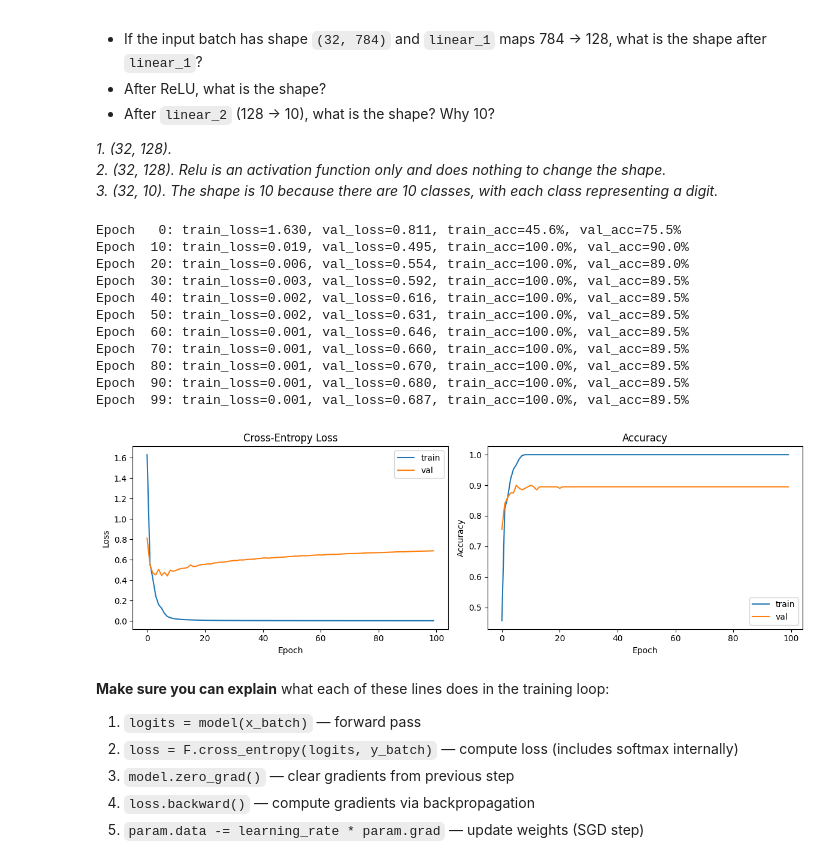
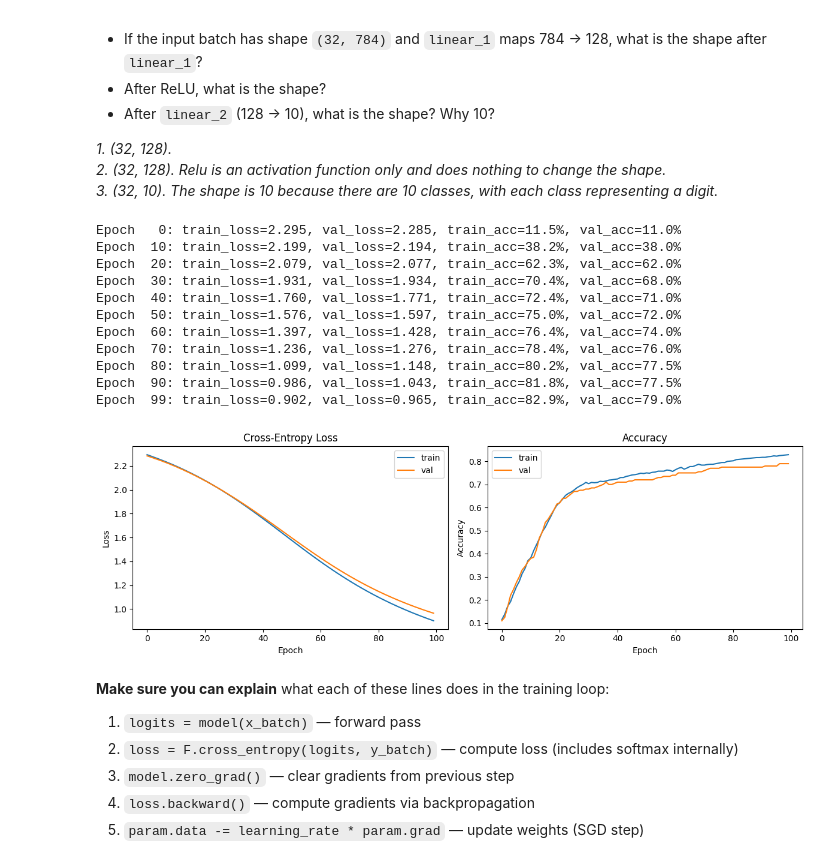
Before and after one commit to trekkateer/jcn6-CS-375-notebooks, a Jupyter notebook: 6A-mnist-torch.ipynb, the cells around one changed output. Drawn from its saved outputs; the diff is of its cells as text; code cells hidden in the pictures.

```diff
--- a/6A-mnist-torch.ipynb
+++ b/6A-mnist-torch.ipynb
@@ -146,7 +146,7 @@ hidden_size = 128
 num_classes = 10
 
 model = MLP(input_size, hidden_size, num_classes)
-learning_rate = 0.5
+learning_rate = 0.002
 
 # Train the model
 train_losses = []
@@ -186,45 +186,45 @@ for epoch in range(max_iter):
 
     # --- Validation ---
     with torch.no_grad():
         val_loss = 0.
         val_correct = 0
         val_total = 0
         for x_val_batch, y_val_batch in val_loader:
             logits = model(x_val_batch)
             val_loss += F.cross_entropy(logits, y_val_batch)
             preds = logits.argmax(dim=1)
             val_correct += (preds == y_val_batch).sum().item()
             val_total += len(y_val_batch)
         val_loss /= len(val_loader)
         val_losses.append(val_loss)
         val_accuracies.append(val_correct / val_total)
 
     if epoch % 10 == 0 or epoch == max_iter - 1:
         print(f"Epoch {epoch:3d}: train_loss={train_loss:.3f}, val_loss={val_loss:.3f}, "
               f"train_acc={train_accuracies[-1]:.1%}, val_acc={val_accuracies[-1]:.1%}")
 
 # Plot loss and accuracy side by side
 fig, (ax1, ax2) = plt.subplots(1, 2, figsize=(12, 4))
 ax1.plot(train_losses, label='train')
 ax1.plot(val_losses, label='val')
 ax1.set_xlabel('Epoch'); ax1.set_ylabel('Loss'); ax1.legend(); ax1.set_title('Cross-Entropy Loss')
 ax2.plot(train_accuracies, label='train')
 ax2.plot(val_accuracies, label='val')
 ax2.set_xlabel('Epoch'); ax2.set_ylabel('Accuracy'); ax2.legend(); ax2.set_title('Accuracy')
 plt.tight_layout()
 # %% [output]
-Epoch   0: train_loss=1.630, val_loss=0.811, train_acc=45.6%, val_acc=75.5%
-Epoch  10: train_loss=0.019, val_loss=0.495, train_acc=100.0%, val_acc=90.0%
-Epoch  20: train_loss=0.006, val_loss=0.554, train_acc=100.0%, val_acc=89.0%
-Epoch  30: train_loss=0.003, val_loss=0.592, train_acc=100.0%, val_acc=89.5%
-Epoch  40: train_loss=0.002, val_loss=0.616, train_acc=100.0%, val_acc=89.5%
-Epoch  50: train_loss=0.002, val_loss=0.631, train_acc=100.0%, val_acc=89.5%
-Epoch  60: train_loss=0.001, val_loss=0.646, train_acc=100.0%, val_acc=89.5%
-Epoch  70: train_loss=0.001, val_loss=0.660, train_acc=100.0%, val_acc=89.5%
-Epoch  80: train_loss=0.001, val_loss=0.670, train_acc=100.0%, val_acc=89.5%
-Epoch  90: train_loss=0.001, val_loss=0.680, train_acc=100.0%, val_acc=89.5%
-Epoch  99: train_loss=0.001, val_loss=0.687, train_acc=100.0%, val_acc=89.5%
+Epoch   0: train_loss=2.295, val_loss=2.285, train_acc=11.5%, val_acc=11.0%
+Epoch  10: train_loss=2.199, val_loss=2.194, train_acc=38.2%, val_acc=38.0%
+Epoch  20: train_loss=2.079, val_loss=2.077, train_acc=62.3%, val_acc=62.0%
+Epoch  30: train_loss=1.931, val_loss=1.934, train_acc=70.4%, val_acc=68.0%
+Epoch  40: train_loss=1.760, val_loss=1.771, train_acc=72.4%, val_acc=71.0%
+Epoch  50: train_loss=1.576, val_loss=1.597, train_acc=75.0%, val_acc=72.0%
+Epoch  60: train_loss=1.397, val_loss=1.428, train_acc=76.4%, val_acc=74.0%
+Epoch  70: train_loss=1.236, val_loss=1.276, train_acc=78.4%, val_acc=76.0%
+Epoch  80: train_loss=1.099, val_loss=1.148, train_acc=80.2%, val_acc=77.5%
+Epoch  90: train_loss=0.986, val_loss=1.043, train_acc=81.8%, val_acc=77.5%
+Epoch  99: train_loss=0.902, val_loss=0.965, train_acc=82.9%, val_acc=79.0%
-[figure, old version]
+[figure, new version]
 # %% [markdown]
 **Make sure you can explain** what each of these lines does in the training loop:
 1. `logits = model(x_batch)` — forward pass
```
Also changed, not shown: parts of 10 cells of this notebook.
